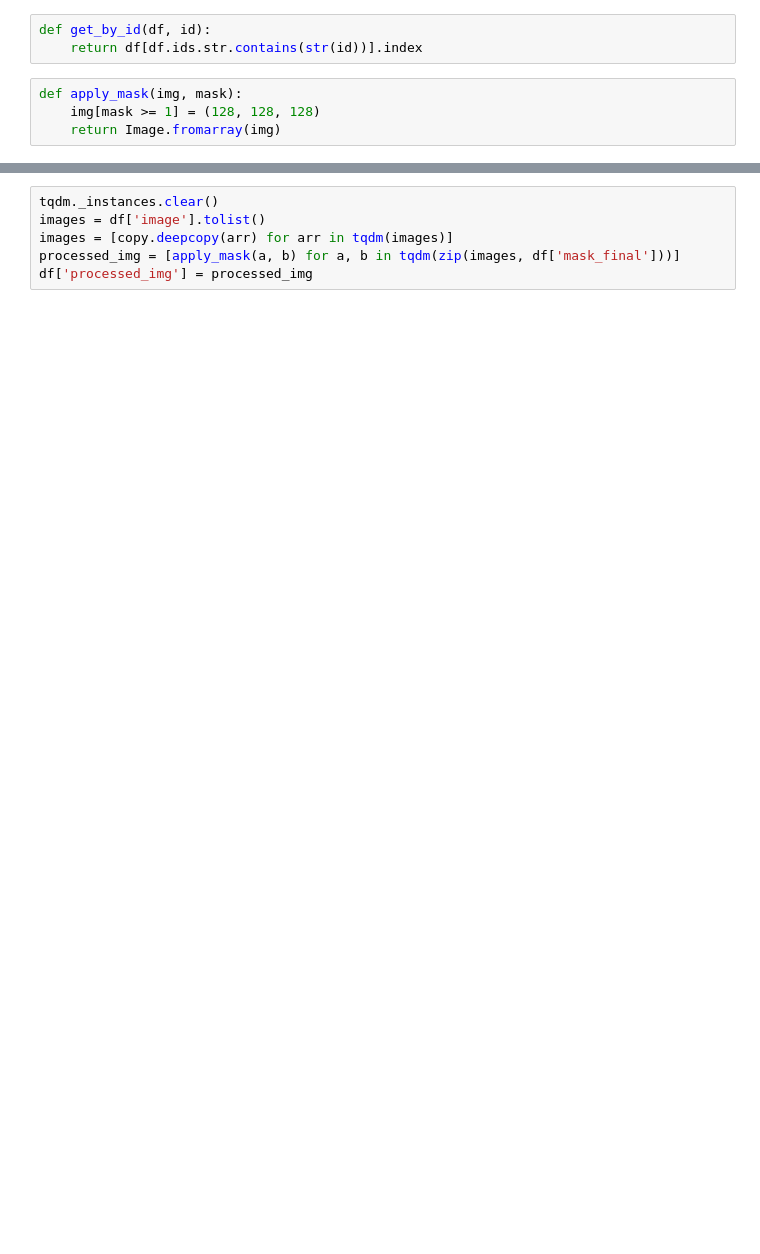
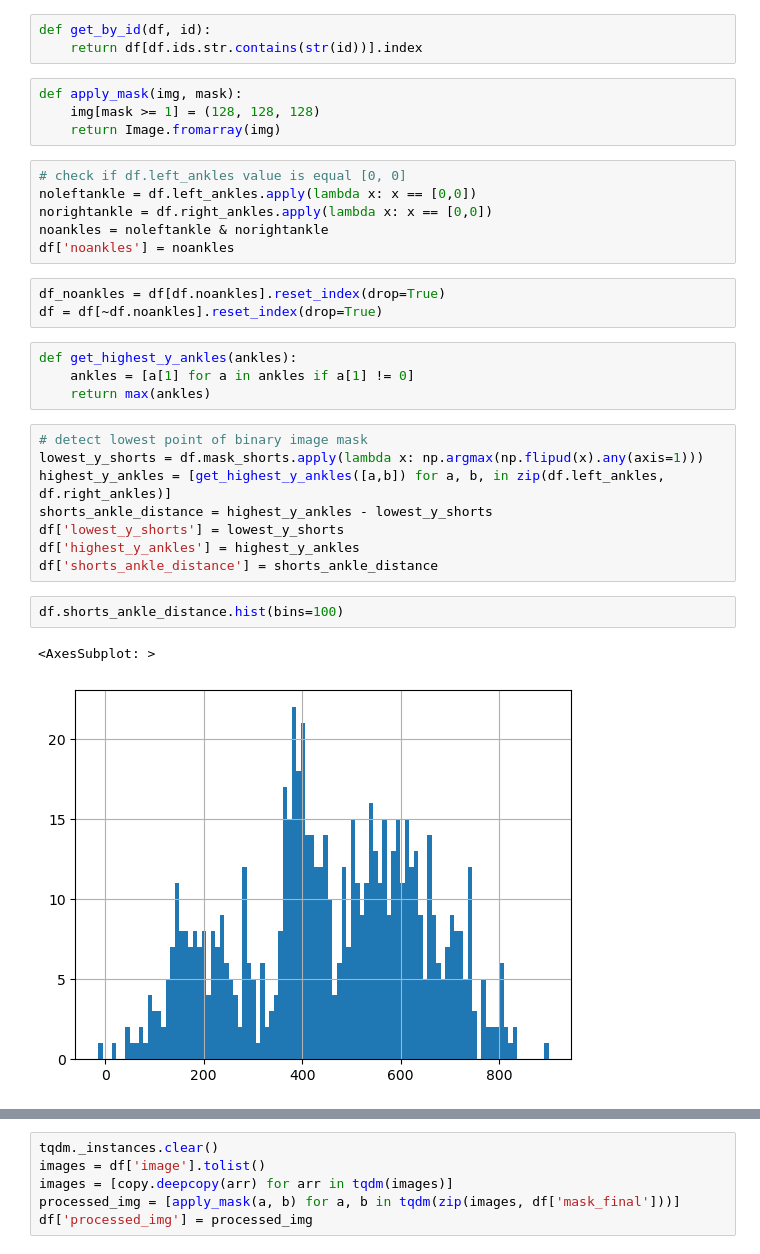
Before and after one commit to mShaldzhiyan/test_task_big, a Jupyter notebook: main.ipynb, the cells around one changed output, grey strips where cells are left out. Cells and saved outputs as stored; diff of their text form; blank space fills up the shorter version.

Commit message:
add no_ankle and skirt separation

```diff
--- a/main.ipynb
+++ b/main.ipynb
@@ -282,3 +206,29 @@ def get_by_id(df, id):
 def apply_mask(img, mask):
     img[mask >= 1] = (128, 128, 128)
     return Image.fromarray(img)
+# %%
+# check if df.left_ankles value is equal [0, 0]
+noleftankle = df.left_ankles.apply(lambda x: x == [0,0])
+norightankle = df.right_ankles.apply(lambda x: x == [0,0])
+noankles = noleftankle & norightankle
+df['noankles'] = noankles
+# %%
+df_noankles = df[df.noankles].reset_index(drop=True)
+df = df[~df.noankles].reset_index(drop=True)
+# %%
+def get_highest_y_ankles(ankles):
+    ankles = [a[1] for a in ankles if a[1] != 0]
+    return max(ankles)
+# %%
+# detect lowest point of binary image mask
+lowest_y_shorts = df.mask_shorts.apply(lambda x: np.argmax(np.flipud(x).any(axis=1)))
+highest_y_ankles = [get_highest_y_ankles([a,b]) for a, b, in zip(df.left_ankles, df.right_ankles)]
+shorts_ankle_distance = highest_y_ankles - lowest_y_shorts
+df['lowest_y_shorts'] = lowest_y_shorts
+df['highest_y_ankles'] = highest_y_ankles
+df['shorts_ankle_distance'] = shorts_ankle_distance
+# %%
+df.shorts_ankle_distance.hist(bins=100)
+# %% [output]
+<AxesSubplot: >
+[figure, added]
```
Also changed, not shown: parts of 39 cells of this notebook, 1 other file.
